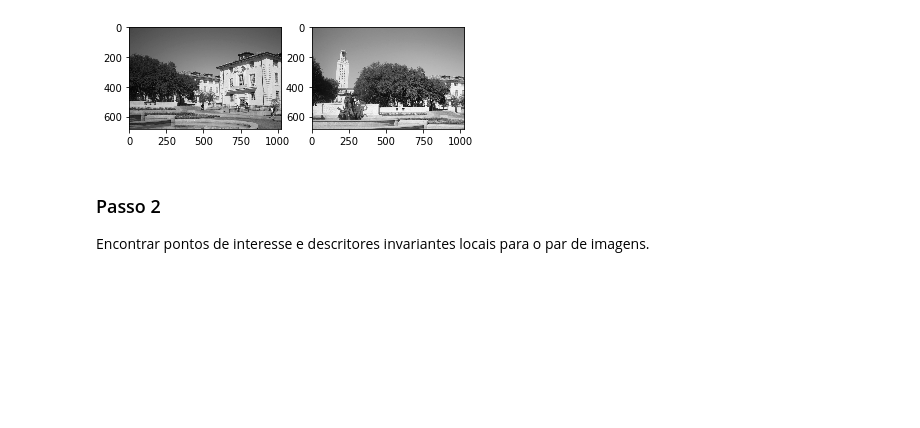
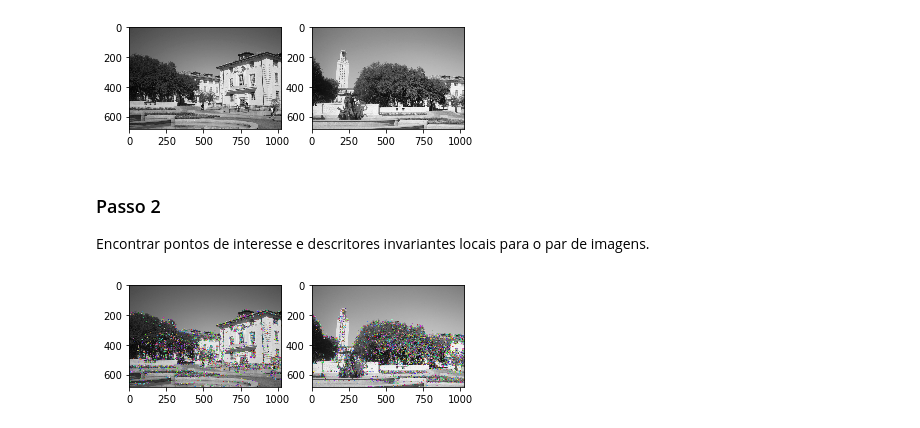
Before and after one commit to luizcartolano2/mc920, a Jupyter notebook: proj4-2019/proj4.ipynb, the cells around one changed output. Cells and saved outputs as stored; diff of their text form; code cells hidden in the pictures; blank space fills up the shorter version.

Commit message:
sift e surf implementados

```diff
--- a/proj4-2019/proj4.ipynb
+++ b/proj4-2019/proj4.ipynb
@@ -36,0 +34,17 @@ sift = cv2.xfeatures2d.SIFT_create()
+# %%
+# aplicando a tecnica do SIFT
+sift = cv2.xfeatures2d.SIFT_create()
+kp_img_a, des_a = sift.detectAndCompute(img_gray_a,None)
+kp_img_b, des_b = sift.detectAndCompute(img_gray_b,None)
+
+img_sift_a = img_gray_a.copy()
+img_sift_b = img_gray_b.copy()
+
+img_sift_a = cv2.drawKeypoints(img_gray_a, kp_img_a, img_sift_a)
+img_sift_b = cv2.drawKeypoints(img_gray_b,kp_img_b, img_sift_b)
+
+plt.subplot(121), plt.imshow(img_sift_a, cmap='gray')
+plt.subplot(122), plt.imshow(img_sift_b, cmap='gray')
+plt.show()
+# %% [output]
+[figure, added]
```
Also changed, not shown: parts of 2 cells of this notebook, 2 other files.
